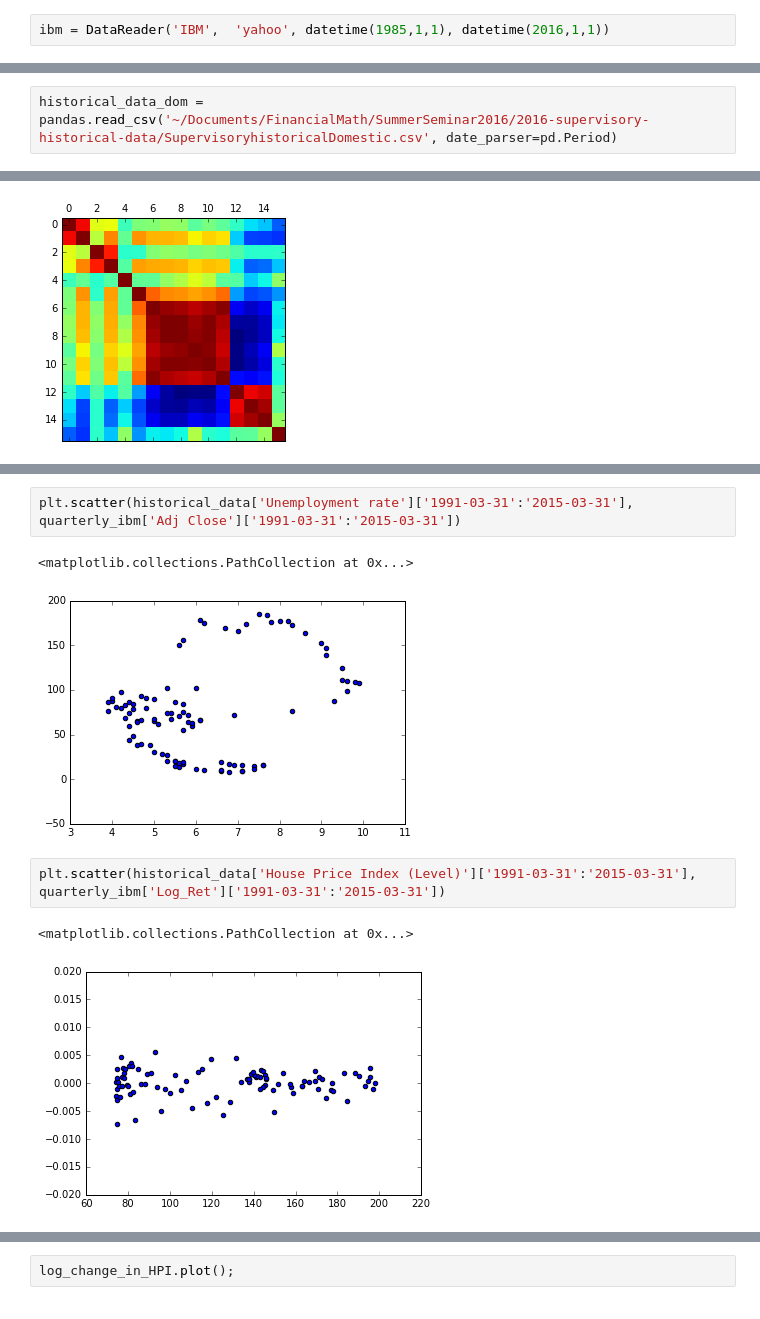
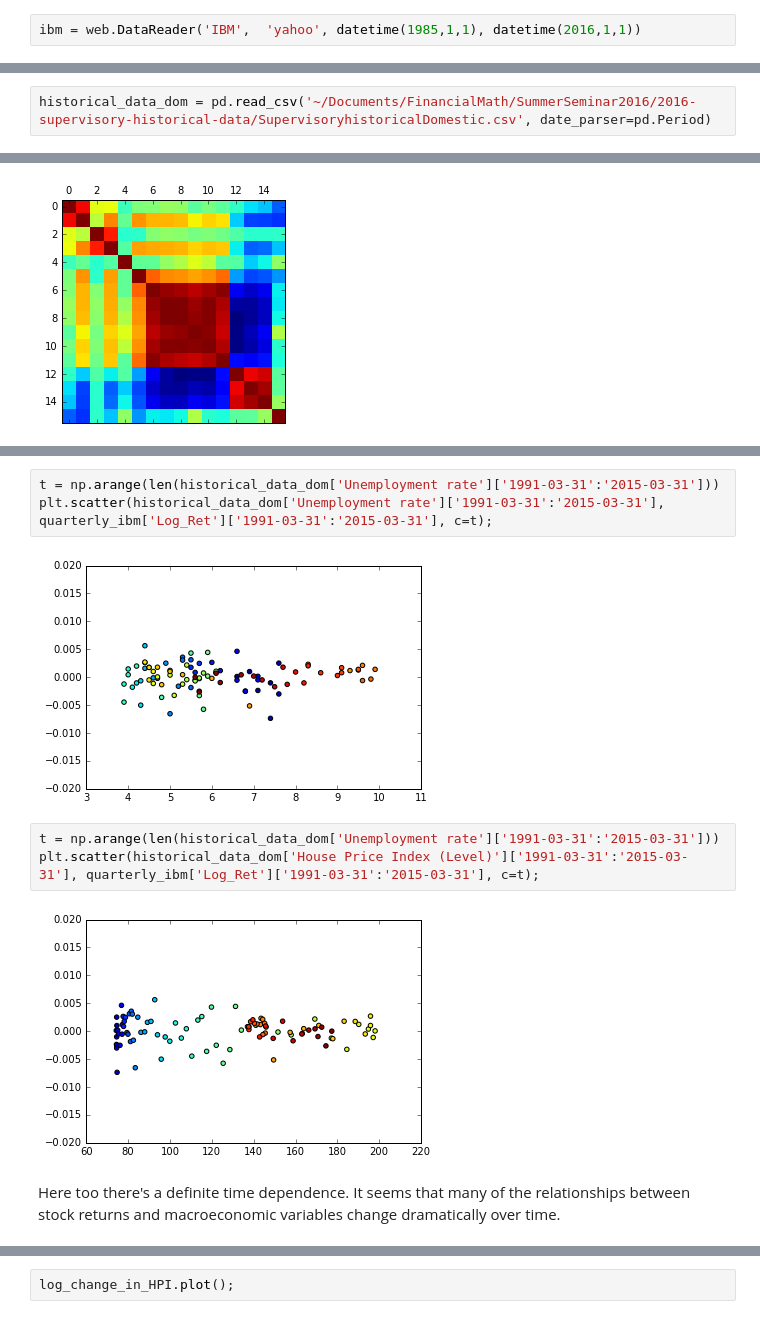
Before and after one commit to kaitai/stress-testing-with-jupyter, a Jupyter notebook: Playing with financial data and Python 3.ipynb, the cells around one changed output, grey strips where cells are left out. Saved outputs shown, nothing was run; the diff lists cells and outputs as text.

```diff
--- a/Playing with financial data and Python 3.ipynb
+++ b/Playing with financial data and Python 3.ipynb
@@ -10,7 +10,7 @@ from datetime import datetime
 # %% [markdown]
 # What can we do with stock info?
 # %%
-ibm = DataReader('IBM',  'yahoo', datetime(1985,1,1), datetime(2016,1,1))
+ibm = web.DataReader('IBM',  'yahoo', datetime(1985,1,1), datetime(2016,1,1))
 # %%
 plt.plot(ibm["Adj Close"]);
 # %% [output]
@@ -94,2 +94,2 @@ historical_data_int = pandas.read_csv('~/Documents/FinancialMath/SummerSeminar20
 # %%
-historical_data_dom = pandas.read_csv('~/Documents/FinancialMath/SummerSeminar2016/2016-supervisory-historical-data/SupervisoryhistoricalDomestic.csv', date_parser=pd.Period)
+historical_data_dom = pd.read_csv('~/Documents/FinancialMath/SummerSeminar2016/2016-supervisory-historical-data/SupervisoryhistoricalDomestic.csv', date_parser=pd.Period)
@@ -172,11 +164,13 @@ plt.scatter(historical_data_dom['Unemployment rate']['1991-03-31':'2015-03-31'],
 # %%
-plt.scatter(historical_data['Unemployment rate']['1991-03-31':'2015-03-31'], quarterly_ibm['Adj Close']['1991-03-31':'2015-03-31'])
+t = np.arange(len(historical_data_dom['Unemployment rate']['1991-03-31':'2015-03-31']))
+plt.scatter(historical_data_dom['Unemployment rate']['1991-03-31':'2015-03-31'], quarterly_ibm['Log_Ret']['1991-03-31':'2015-03-31'], c=t);
 # %% [output]
-<matplotlib.collections.PathCollection at 0x...>
-[figure, old version]
+[figure, new version]
 # %%
-plt.scatter(historical_data['House Price Index (Level)']['1991-03-31':'2015-03-31'], quarterly_ibm['Log_Ret']['1991-03-31':'2015-03-31'])
+t = np.arange(len(historical_data_dom['Unemployment rate']['1991-03-31':'2015-03-31']))
+plt.scatter(historical_data_dom['House Price Index (Level)']['1991-03-31':'2015-03-31'], quarterly_ibm['Log_Ret']['1991-03-31':'2015-03-31'], c=t);
 # %% [output]
-<matplotlib.collections.PathCollection at 0x...>
-[figure, old version]
+[figure, new version]
+# %% [markdown]
+Here too there's a definite time dependence. It seems that many of the relationships between stock returns and macroeconomic variables change dramatically over time.
 # %%
```
Also changed, not shown: parts of 30 cells of this notebook.
